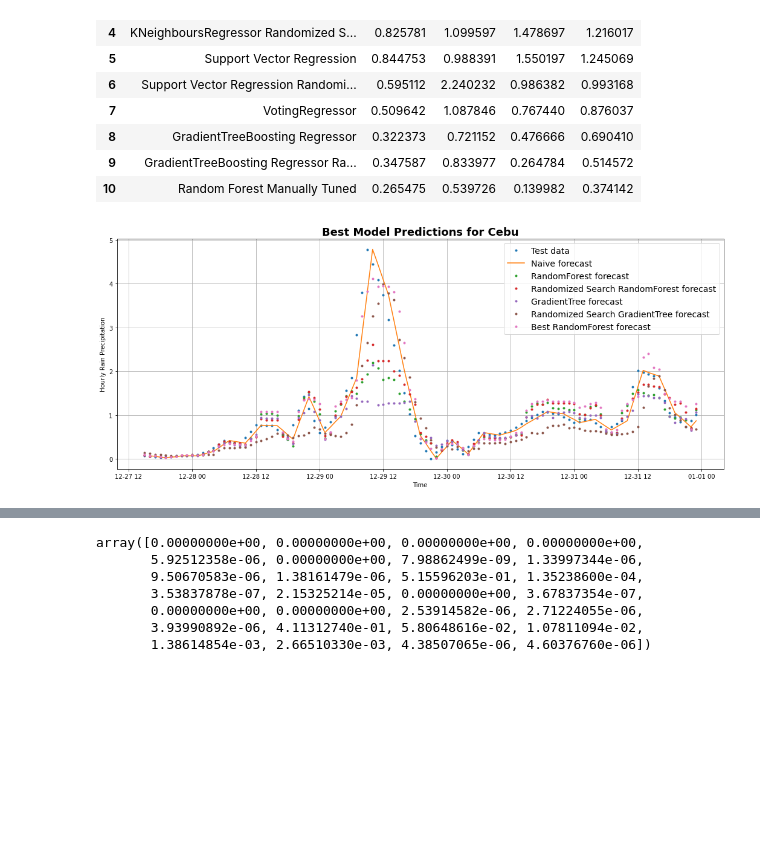
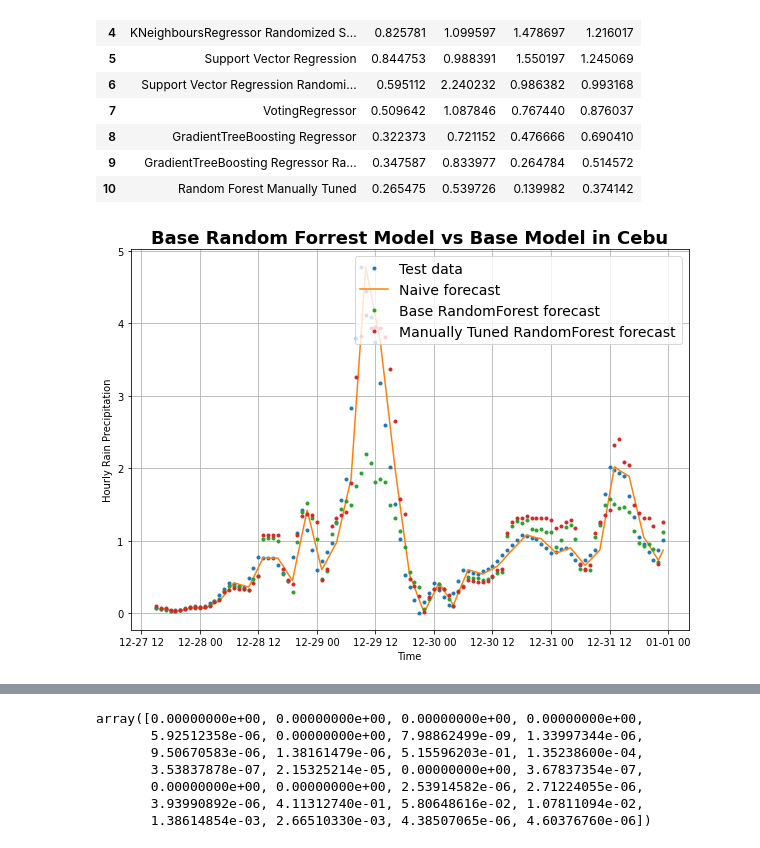
Before and after one commit to eRuaro/prac-research, a Jupyter notebook: cebu.ipynb, the cells around one changed output, grey strips where cells are left out. Saved outputs shown, nothing was run; the diff lists cells and outputs as text; code cells hidden in the pictures; blank space fills up the shorter version.

```diff
--- a/cebu.ipynb
+++ b/cebu.ipynb
@@ -1168,22 +1168,22 @@ scores
 # %%
 best_rs_forecast = best_rs_model.predict(X_test)
 # %%
-plt.figure(figsize=(18, 7))
+plt.figure(figsize=(10, 7))
 offset = 10 # offset the values by 300 timesteps
 plot_time_series(timesteps=X_time_test,  values=y_test, label="Test data")
 plot_time_series(timesteps=X_time_test[1:], values=naive_forecast, format="-",  label="Naive forecast")
-plot_time_series(timesteps=X_time_test, start=offset, values=rs_forecast, label='RandomForest forecast')
-plot_time_series(timesteps=X_time_test,  values=rs_ideal_forecast, label='Randomized Search RandomForest forecast')
+plot_time_series(timesteps=X_time_test, values=rs_forecast, label='Base RandomForest forecast')
+# plot_time_series(timesteps=X_time_test,  values=rs_ideal_forecast, label='Randomized Search RandomForest forecast')
 # plot_time_series(timesteps=X_time_test, start=offset, values=k_forecast, label='KNR forecast')
 # plot_time_series(timesteps=X_time_test, start=offset, values=rs_k_forecast, label='Ideal KNR forecast')
 # plot_time_series(timesteps=X_time_test, start=offset, values=svr_forecast, label='SVR forecast')
 # plot_time_series(timesteps=X_time_test, start=offset, values=rs_svr_forecast, label='Ideal SVR forecast')
 # plot_time_series(timesteps=X_time_test, start=offset, values=vr_forecast, label='VotingRegressor forecast')
-plot_time_series(timesteps=X_time_test, start=offset, values=gbr_forecast, label='GradientTree forecast')
-plot_time_series(timesteps=X_time_test, values=rs_gbr_forecast, label='Randomized Search GradientTree forecast')
-plot_time_series(timesteps=X_time_test, values=best_rs_forecast, label='Best RandomForest forecast')
-plt.title('Best Model Predictions for Cebu', fontsize=18, fontweight='bold')
+# plot_time_series(timesteps=X_time_test, start=offset, values=gbr_forecast, label='GradientTree forecast')
+# plot_time_series(timesteps=X_time_test, values=rs_gbr_forecast, label='Randomized Search GradientTree forecast')
+plot_time_series(timesteps=X_time_test, values=best_rs_forecast, label='Manually Tuned RandomForest forecast')
+plt.title('Base Random Forrest Model vs Base Model in Cebu', fontsize=18, fontweight='bold')
 
 plt.show();
 # %% [output]
-[figure, old version]
+[figure, new version]
```
Also changed, not shown: parts of 8 cells of this notebook.
